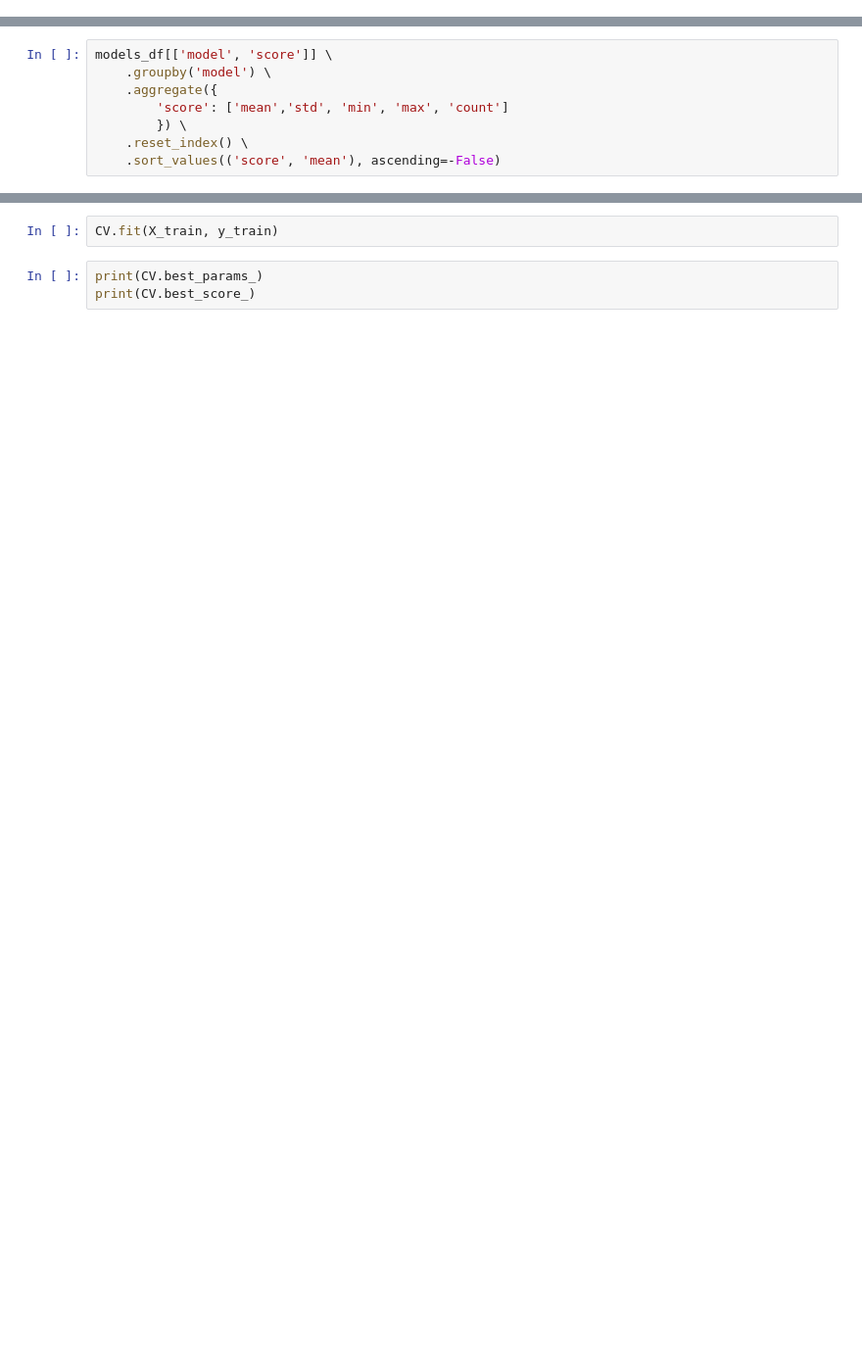
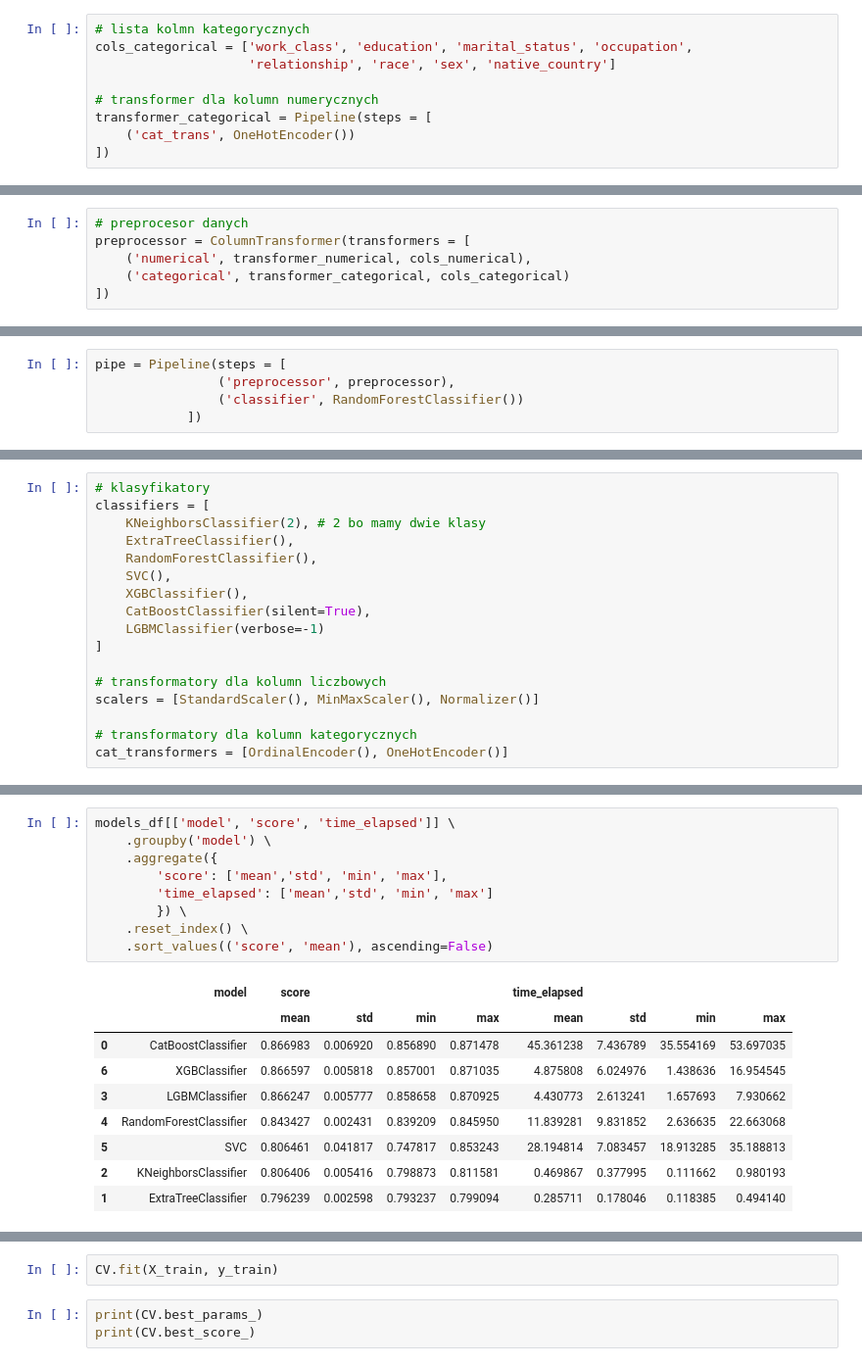
Before and after one commit to prokulski/blog, a Jupyter notebook: sklearn_pipelines/pipeline.ipynb, the cells around one changed output, grey strips where cells are left out. Shown at 98% size. Saved outputs shown, nothing was run; the diff lists cells and outputs as text; blank space fills up the shorter version.

```diff
--- a/sklearn_pipelines/pipeline.ipynb
+++ b/sklearn_pipelines/pipeline.ipynb
@@ -108,0 +152,9 @@ for model in classifiers:
+# %%
+# lista kolmn kategorycznych
+cols_categorical = ['work_class', 'education', 'marital_status', 'occupation',
+                    'relationship', 'race', 'sex', 'native_country']
+
+# transformer dla kolumn numerycznych
+transformer_categorical = Pipeline(steps = [
+    ('cat_trans', OneHotEncoder())
+])
@@ -108,0 +163,6 @@ for model in classifiers:
+# %%
+# preprocesor danych
+preprocessor = ColumnTransformer(transformers = [
+    ('numerical', transformer_numerical, cols_numerical),
+    ('categorical', transformer_categorical, cols_categorical)
+])
@@ -108,0 +171,5 @@ for model in classifiers:
+# %%
+pipe = Pipeline(steps = [
+                ('preprocessor', preprocessor),
+                ('classifier', RandomForestClassifier())
+            ])
@@ -108,0 +220,17 @@ for model in classifiers:
+# %%
+# klasyfikatory
+classifiers = [
+    KNeighborsClassifier(2), # 2 bo mamy dwie klasy
+    ExtraTreeClassifier(),
+    RandomForestClassifier(),
+    SVC(),
+    XGBClassifier(),
+    CatBoostClassifier(silent=True),
+    LGBMClassifier(verbose=-1)
+]
+
+# transformatory dla kolumn liczbowych
+scalers = [StandardScaler(), MinMaxScaler(), Normalizer()]
+
+# transformatory dla kolumn kategorycznych
+cat_transformers = [OrdinalEncoder(), OneHotEncoder()]
@@ -111,8 +329,19 @@ models_df.sort_values('score', ascending=False)
 # %%
-models_df[['model', 'score']] \
+models_df[['model', 'score', 'time_elapsed']] \
     .groupby('model') \
     .aggregate({
-        'score': ['mean','std', 'min', 'max', 'count']
+        'score': ['mean','std', 'min', 'max'],
+        'time_elapsed': ['mean','std', 'min', 'max']
         }) \
     .reset_index() \
-    .sort_values(('score', 'mean'), ascending=-False)
+    .sort_values(('score', 'mean'), ascending=False)
+# %% [output]
+|  | model | score |  |  |  | time_elapsed |  |  |  |
+|  |  | mean | std | min | max | mean | std | min | max |
+| 0 | CatBoostClassifier | 0.866983 | 0.006920 | 0.856890 | 0.871478 | 45.361238 | 7.436789 | 35.554169 | 53.697035 |
+| 6 | XGBClassifier | 0.866597 | 0.005818 | 0.857001 | 0.871035 | 4.875808 | 6.024976 | 1.438636 | 16.954545 |
+| 3 | LGBMClassifier | 0.866247 | 0.005777 | 0.858658 | 0.870925 | 4.430773 | 2.613241 | 1.657693 | 7.930662 |
+| 4 | RandomForestClassifier | 0.843427 | 0.002431 | 0.839209 | 0.845950 | 11.839281 | 9.831852 | 2.636635 | 22.663068 |
+| 5 | SVC | 0.806461 | 0.041817 | 0.747817 | 0.853243 | 28.194814 | 7.083457 | 18.913285 | 35.188813 |
+| 2 | KNeighborsClassifier | 0.806406 | 0.005416 | 0.798873 | 0.811581 | 0.469867 | 0.377995 | 0.111662 | 0.980193 |
+| 1 | ExtraTreeClassifier | 0.796239 | 0.002598 | 0.793237 | 0.799094 | 0.285711 | 0.178046 | 0.118385 | 0.494140 |
```
Also changed, not shown: parts of 64 cells of this notebook, 1 other file.
